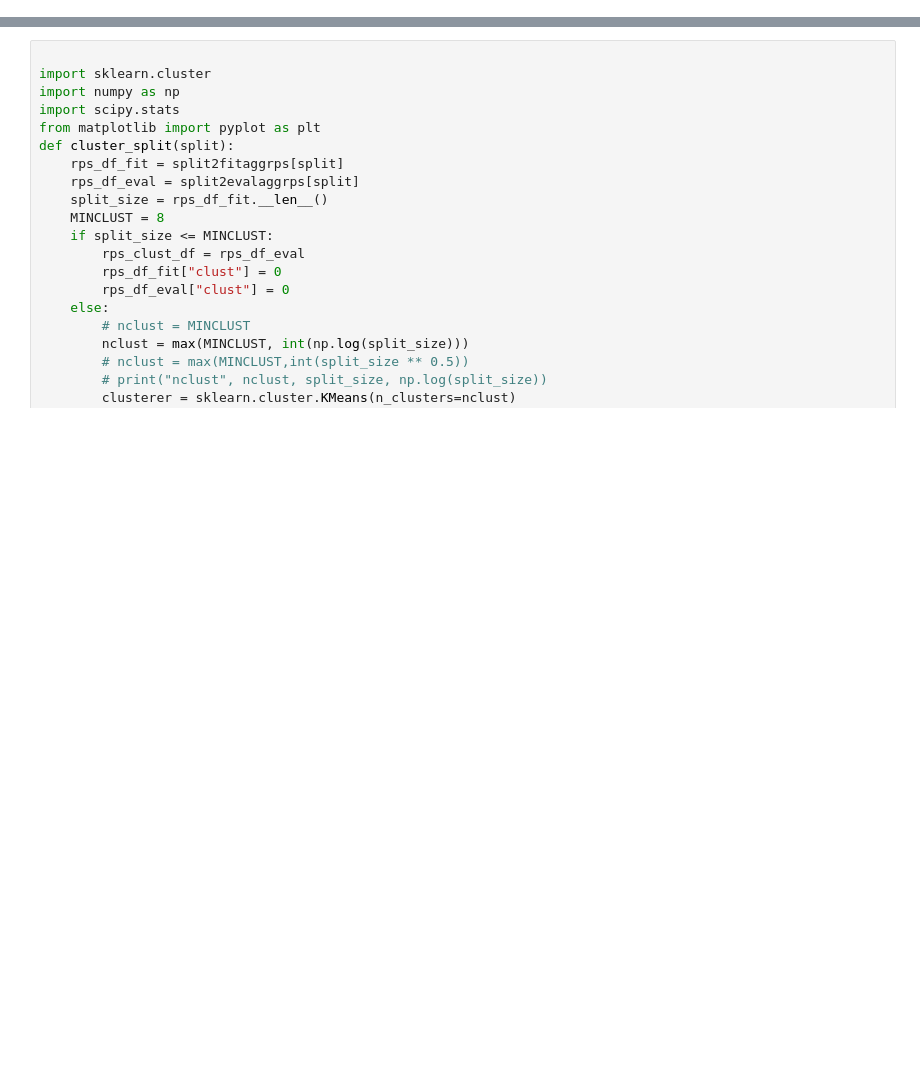
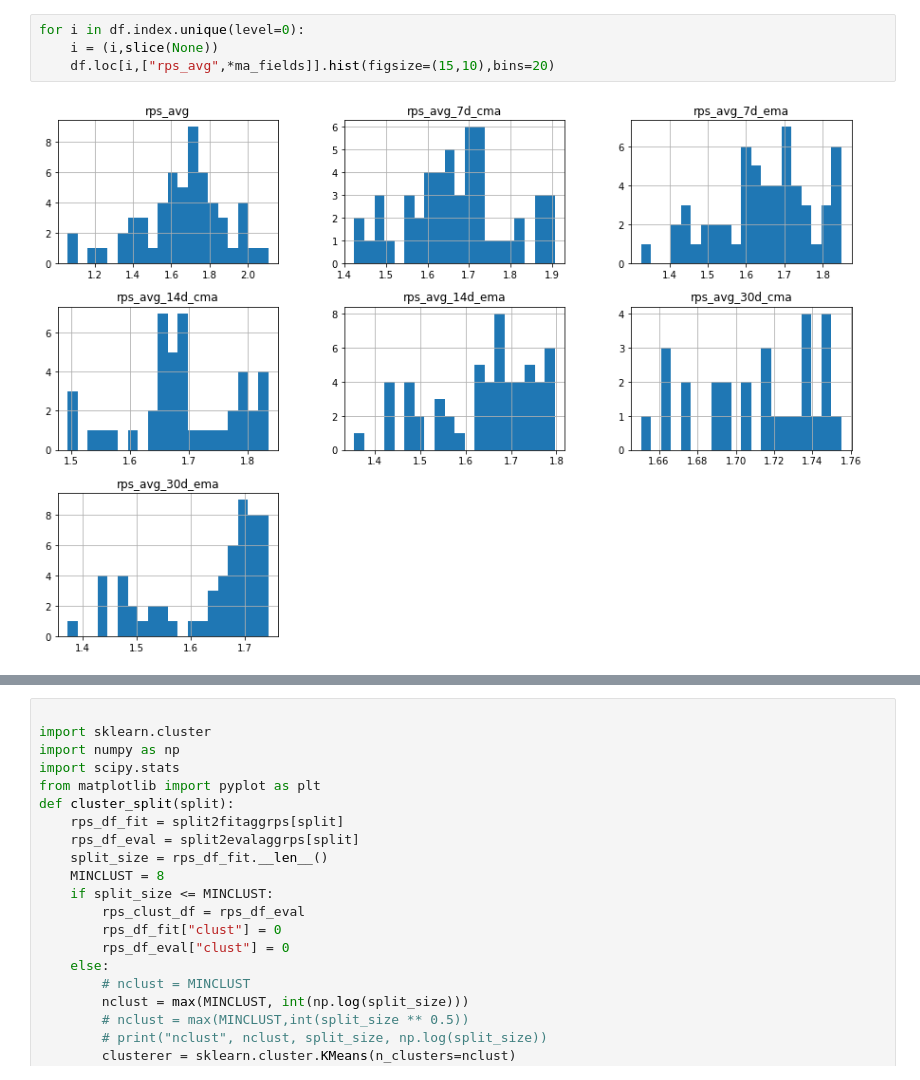
Before and after one commit to pkrishnamurthy1007/adtech, a Jupyter notebook: notebooks/aduriseti_shared/rps_est.ipynb, the cells around one changed output, grey strips where cells are left out. Cells and saved outputs as stored; diff of their text form; blank space fills up the shorter version.

```diff
--- a/notebooks/aduriseti_shared/rps_est.ipynb
+++ b/notebooks/aduriseti_shared/rps_est.ipynb
@@ -641,0 +306,6 @@ for split,split_cols in campaign_split_fields.items():
+# %%
+for i in df.index.unique(level=0):
+    i = (i,slice(None))
+    df.loc[i,["rps_avg",*ma_fields]].hist(figsize=(15,10),bins=20)
+# %% [output]
+[figure, added]
```
Also changed, not shown: parts of 12 cells of this notebook, 2 other files.
